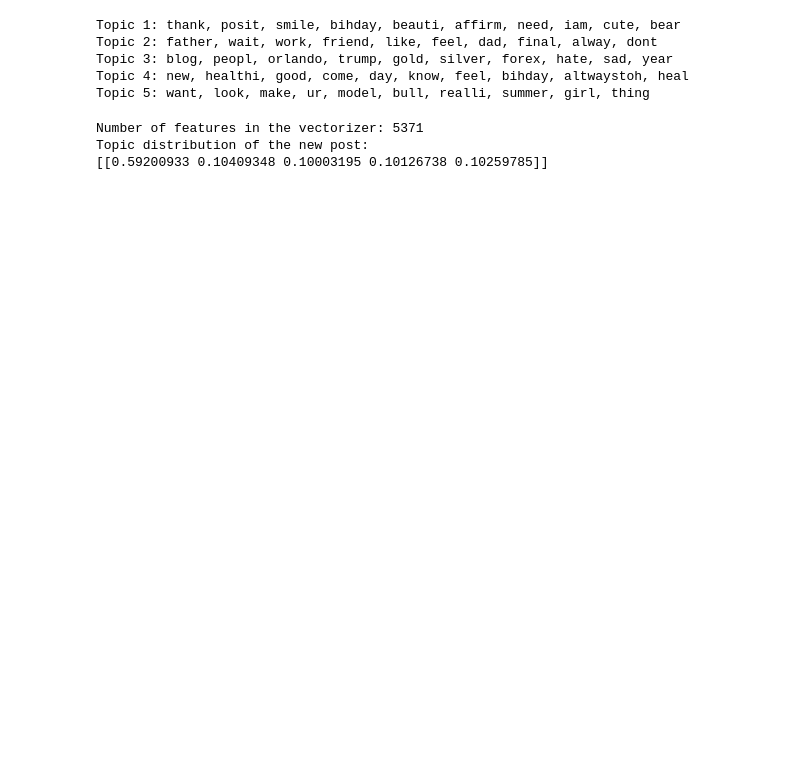
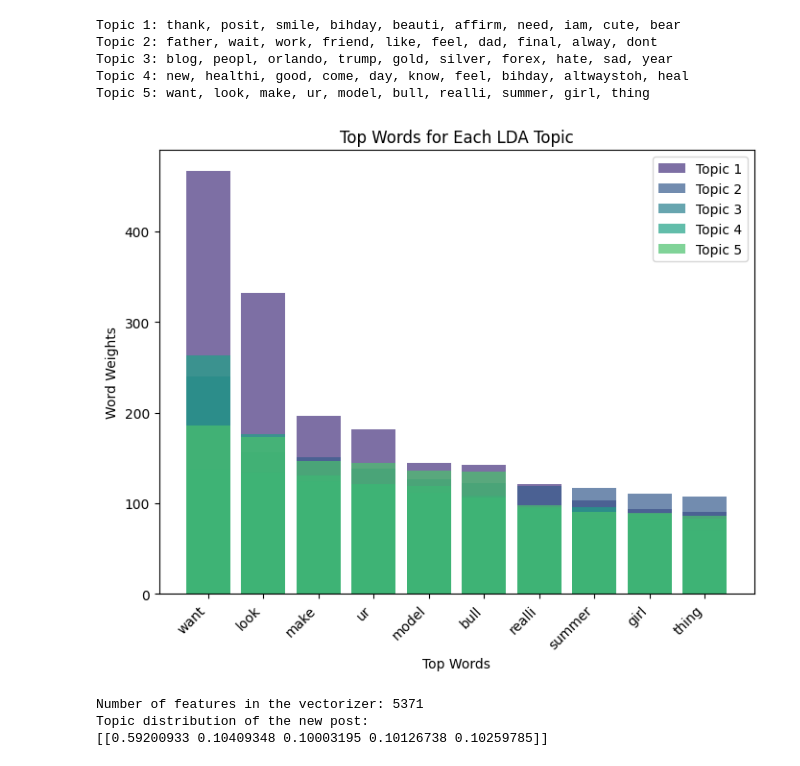
Before and after one commit to Hawrazshawry/Data-Science-Project, a Jupyter notebook: Natural Language Processing(NLP) Concept.ipynb, the cells around one changed output. Saved outputs shown, nothing was run; the diff lists cells and outputs as text; code cells hidden in the pictures; blank space fills up the shorter version.

```diff
--- a/Natural Language Processing(NLP) Concept.ipynb
+++ b/Natural Language Processing(NLP) Concept.ipynb
@@ -334,4 +462,31 @@ Topic 2: father, wait, work, friend, like, feel, dad, final, alway, dont
 Topic 3: blog, peopl, orlando, trump, gold, silver, forex, hate, sad, year
 Topic 4: new, healthi, good, come, day, know, feel, bihday, altwaystoh, heal
 Topic 5: want, look, make, ur, model, bull, realli, summer, girl, thing
+# %%
+import matplotlib.pyplot as plt
+import numpy as np
+
+# Get the top words and their weights for each topic
+top_words_per_topic = []
+for i, topic in enumerate(lda.components_):
+    top_words_idx = topic.argsort()[:-10 - 1:-1]
+    top_words = [feature_names[idx] for idx in top_words_idx]
+    top_words_weights = topic[top_words_idx]
+    top_words_per_topic.append(list(zip(top_words, top_words_weights)))
+
+# Plot the top words for each topic
+plt.figure(figsize=(8, 6))
+for i, topic_words in enumerate(top_words_per_topic):
+    words, weights = zip(*topic_words)
+    x = np.arange(len(words))
+    plt.bar(x, weights, label=f'Topic {i + 1}', alpha=0.7)
+
+plt.xlabel('Top Words')
+plt.ylabel('Word Weights')
+plt.title('Top Words for Each LDA Topic')
+plt.xticks(x, words, rotation=45, ha='right')
+plt.legend()
+plt.show()
+# %% [output]
+[figure, added]
 # %%
```
Also changed, not shown: parts of 30 cells of this notebook, 2 other files.
